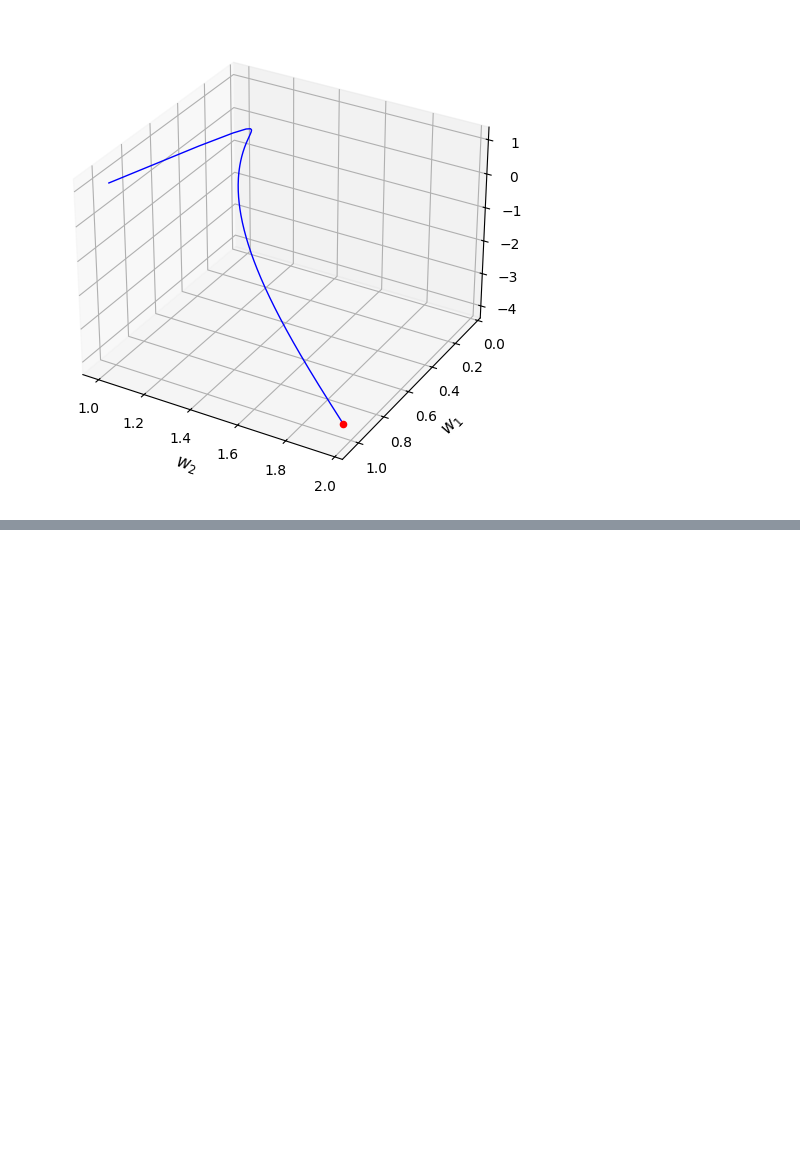
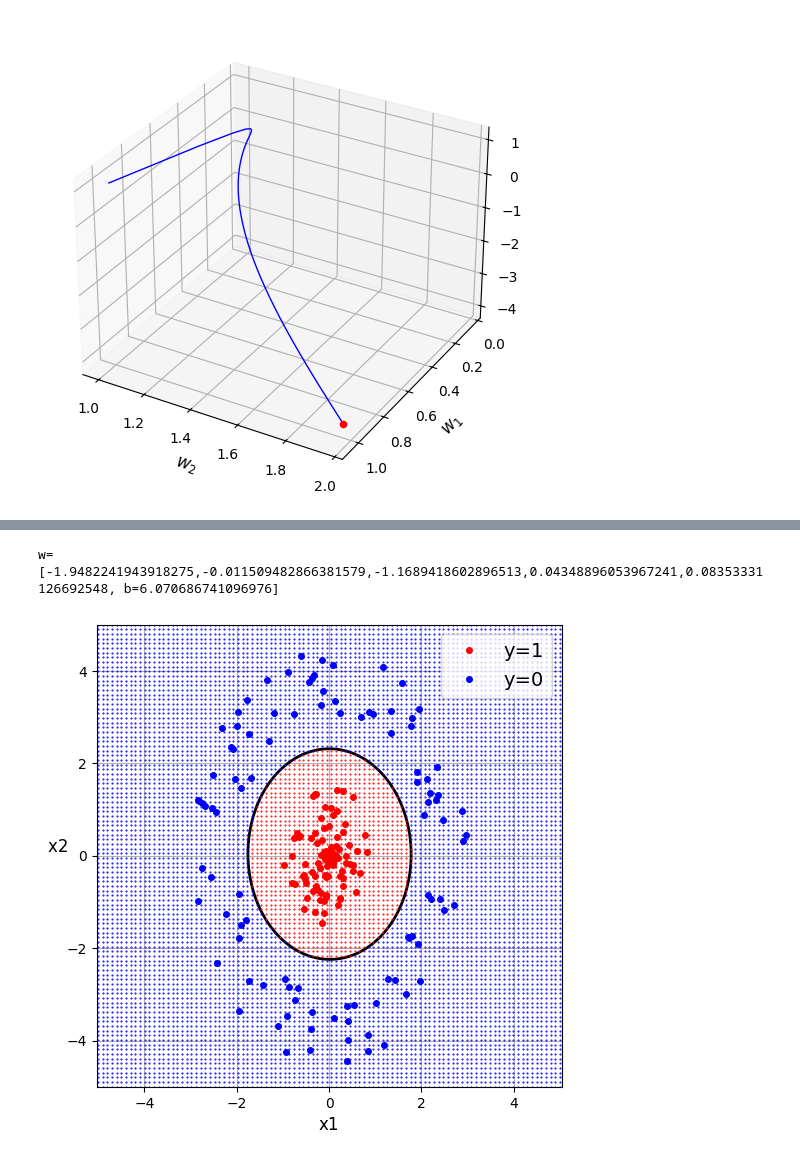
Before and after one commit to kajok88/Intro2AI, a Jupyter notebook: teht.ipynb, the cells around one changed output, grey strips where cells are left out. Cells and saved outputs as stored; diff of their text form; code cells hidden in the pictures; blank space fills up the shorter version.

```diff
--- a/teht.ipynb
+++ b/teht.ipynb
@@ -294,0 +447,75 @@ plt.show()
+# %%
+# Teht 3. (7.)
+
+# points
+np.random.seed(0)
+
+r1 = np.random.rand(100)
+th1 = 2 * np.pi * np.random.rand(100)
+x1pun = r1 * np.cos(th1)
+x2pun = 1.5 * r1 * np.sin(th1)
+
+r2 = 2 + np.random.rand(100)
+th2 = 2 * np.pi * np.random.rand(100)
+x1sin = r2 * np.cos(th2)
+x2sin = 1.5 * r2 * np.sin(th2)
+
+
+X_inner = np.column_stack((x1pun, x2pun))
+X_outer = np.column_stack((x1sin, x2sin))
+X = np.vstack((X_inner, X_outer))
+y = np.array([1] * 100 + [0] * 100)
+
+X_transformed = np.column_stack([
+    X[:, 0]**2,
+    X[:, 0] * X[:, 1],
+    X[:, 1]**2,
+    X[:, 0],
+    X[:, 1]
+])
+
+model = LogisticRegression()
+model.fit(X_transformed, y)
+
+w1, w2, w3, w4, w5 = model.coef_[0]
+b = model.intercept_[0]
+
+x1_range = np.linspace(-5, 5, 300)
+x2_range = np.linspace(-5, 5, 300)
+x1_grid, x2_grid = np.meshgrid(x1_range, x2_range)
+
+z = (w1 * x1_grid**2 + w2 * x1_grid * x2_grid + w3 * x2_grid**2 + w4 * x1_grid + w5 * x2_grid + b)
+
+print(f'w=[{w1},{w2},{w3},{w4},{w5}, b={b}]')
+
+# NxN grid-points
+N = 100
+xx1 = np.linspace(-5, 5, N)
+xx2 = np.linspace(-5, 5, N)
+X1, X2 = np.meshgrid(xx1, xx2)  # x1x2-pairs, NxN-matrices
+Z = (w1*X1**2+w2*X1*X2+w3*X2**2+w4*X1+w5*X2+b)
+# Class 1 grid-points
+X1pun = X1[Z>=0]
+X2pun = X2[Z>=0]
+# Class 0 grid-points
+X1sin = X1[Z<0]
+X2sin = X2[Z<0]
+
+
+plt.figure(figsize=(6, 6))
+plt.contour(x1_grid, x2_grid, z, levels=[0], colors='k', linewidths=2)
+# grid-points
+plt.plot(X1pun, X2pun, 'r.', markersize=1)
+plt.plot(X1sin, X2sin, 'b.', markersize=1)
+#data points
+plt.plot(x1pun, x2pun, 'r.', markersize=8, label='y=1')
+plt.plot(x1sin, x2sin, 'b.', markersize=8, label='y=0')
+plt.grid()
+plt.axis('equal')
+plt.legend(fontsize=14)
+plt.xlabel('x1',fontsize=12)
+plt.ylabel('x2 ',rotation=0,fontsize=12)
+plt.show()
+# %% [output]
+w=[-1.9482241943918275,-0.011509482866381579,-1.1689418602896513,0.04348896053967241,0.08353331126692548, b=6.070686741096976]
+[figure, added]
```
Also changed, not shown: parts of 4 cells of this notebook.
